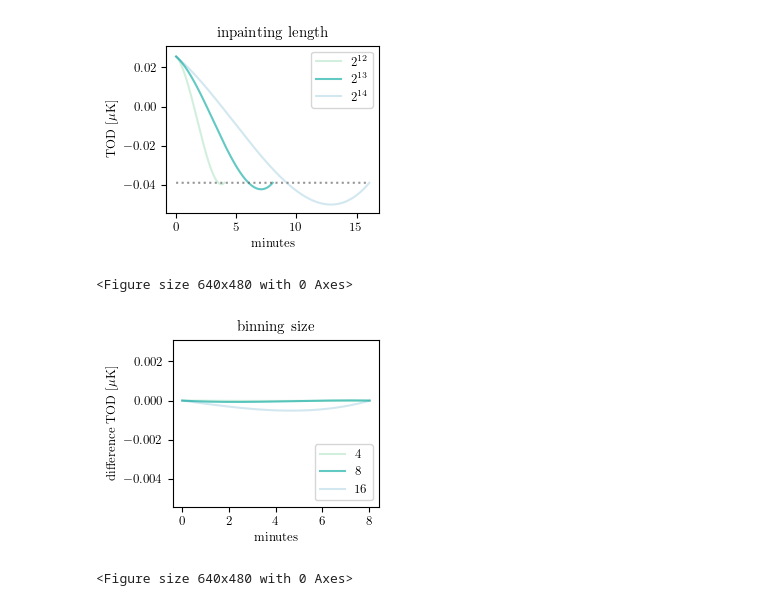
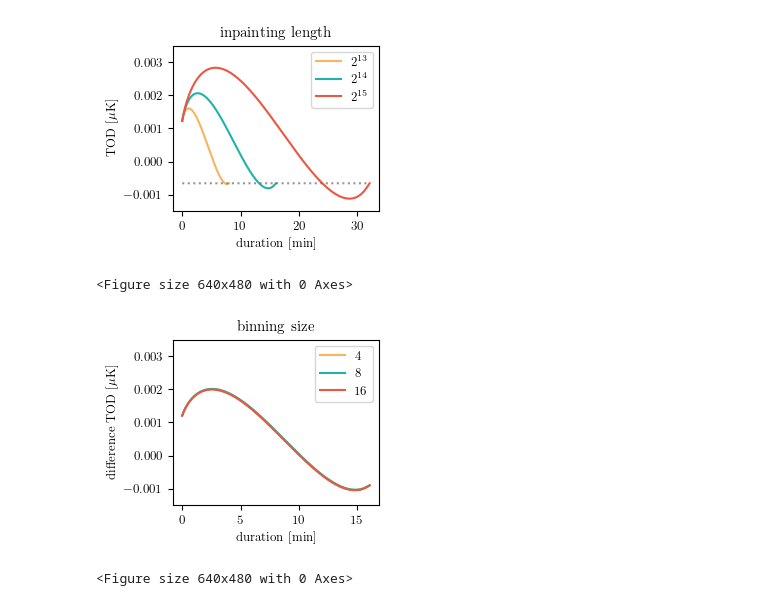
Before and after one commit to martamonelli/oof2ool_AGAIN, a Jupyter notebook: notebooks/paper_prep.ipynb, the cells around one changed output. Drawn from its saved outputs; the diff is of its cells as text; code cells hidden in the pictures.

```diff
--- a/notebooks/paper_prep.ipynb
+++ b/notebooks/paper_prep.ipynb
@@ -32,11 +33,15 @@ make_fig_05 = True # Pfs:          frequency power spectra varying fknee and alp
 # %%
 if make_fig_01 == True:
     sigma = 1
-    f_min = 0
+    f_min = 1e-8
     f_knees = [5e-3, 10e-3, 25e-3, 50e-03, 100e-3]
     alphas = [1.0,2.0]
 
+    f_chunk_hz = 1/(365.25/16*24*3600)
+    f_subchunk_hz = f_chunk_hz*16
+
     ff = np.logspace(-7, 1, 1000)
+    ff = ff[ff >= f_chunk_hz]
 
     def spectrum_white(f):
         return sigma**2*np.ones_like(f)
@@ -60,23 +65,21 @@ if make_fig_01 == True:
     y_max = np.max(spectra_alpha[1])
     y_min = np.min(spectra_alpha[1])
 
-    f_chunk_hz = 1/(365.25/16*24*3600)
-
     fig, (ax1, ax2) = plt.subplots(nrows=1, ncols=2, figsize=(6, 2.5))
 
-    ax1.axvline(x=f_chunk_hz, color='lightgray', linestyle='dashed')
+    ax1.axvline(x=f_subchunk_hz, color='lightgray', linestyle='dotted')
 
     for i in range(len(f_knees)):
-        ax1.loglog(ff[ff > 0], spectra_f_knee[i][ff > 0], color=colors_f_knee[i], label=f'{int(1000*f_knees[i])}')
+        ax1.loglog(ff, spectra_f_knee[i], color=colors_f_knee[i], label=f'{int(1000*f_knees[i])}')
 
-    ax2.axvline(x=f_chunk_hz, color='lightgray', linestyle='dashed')
+    ax2.axvline(x=f_subchunk_hz, color='lightgray', linestyle='dotted')
 
     for i in range(len(alphas)):
-        ax2.loglog(ff[ff > 0], spectra_alpha[i][ff > 0], linestyle=linestyles_alpha[i], color=colors_f_knee[0], label=f'{int(alphas[i])}')
+        ax2.loglog(ff, spectra_alpha[i], linestyle=linestyles_alpha[i], color=colors_f_knee[0], label=f'{int(alphas[i])}')
 
     ax1.set_title(r'varying $f_\mathrm{knee}$ [mHz]')
     ax1.set_xlabel(r'$f$ [Hz]')
-    ax1.set_ylabel(r'$P(f)$ [$\mu$K$^2$s]')
+    ax1.set_ylabel(r'$P(f)$ [$\mu$K$^2$]')
     ax2.set_title(r'varying $\alpha$')
     ax2.set_xlabel(r'$f$ [Hz]')
     ax2.set_yticklabels([])
@@ -85,7 +88,7 @@ if make_fig_01 == True:
     ax1.set_ylim(y_min*0.5, y_max*0.6)
     ax2.set_ylim(y_min*0.5, y_max*0.6)
     plt.tight_layout()
+    plt.savefig(f'output/Pfs.{format}')
     plt.show()
-    plt.savefig(f'output/Pfs.{format}')
     plt.clf()
 # %% [output]
@@ -229,63 +389,65 @@ plt.clf()
 # %%
 ####################################################
 # INPAINTING
 ####################################################
 
-nsamps_x = [2**12, 2**13, 2**14]
-colors = ['#20B35B','lightseagreen','#208BB3']
+nsamps_x = [2**13, 2**14, 2**15]
+colors = ['#F7B560','lightseagreen','#EB5740']
 alphas = [0.2, 0.7, 0.2]
+alphas = [1,1,1]
 
 plt.figure(figsize=(3, 2.5))
 
 for i in range(3):
     nsamp_x = nsamps_x[i]
-    x_sol = inpainting_func(TOD_oof, nsamp_x, net_detector_ukrts, fknee_hz, alpha, fmin_hz, sampling_rate_hz)
+    x_sol = inpainting_func(TOD_oof_4, nsamp_x, net_detector_ukrts, fknee_hz, alpha_pes, fmin_hz, sampling_rate_hz)
     exp = int(np.log2(nsamp_x))
     plt.plot(np.arange(nsamp_x)/sampling_rate_hz/60,x_sol, color=colors[i], alpha=alphas[i], label=rf"$2^{{{exp}}}$")
 
 plt.plot(np.arange(nsamp_x)/sampling_rate_hz/60,np.ones(nsamp_x)*x_sol[-1], color='dimgrey', alpha=0.7, linestyle=':')
 plt.title(r'inpainting length')
-plt.xlabel(r'minutes')
+plt.xlabel(r'duration [min]')
 plt.ylabel(r'TOD [$\mu$K]')
-plt.ylim(-0.054,0.031)
+plt.ylim(-0.0015,0.0035)
 plt.legend(loc='upper right')
 plt.tight_layout()
 plt.savefig("output/inp_length.pdf")
 plt.show()
 plt.clf()
 # %% [output]
-[figure, old version]
+[figure, new version]
 <Figure size 640x480 with 0 Axes>
 # %%
 ####################################################
 # BINNING
 ####################################################
 
-nsamp_x = 2**13
+nsamp_x = 2**14
 n_samp_assumed = nsamp_x + n_samples_sub
 
-x_sol_ref = inpainting_func(TOD_oof, nsamp_x, net_detector_ukrts, fknee_hz, alpha, fmin_hz, sampling_rate_hz)
+x_sol_ref = inpainting_func(TOD_oof_2, nsamp_x, net_detector_ukrts, fknee_hz, 2, fmin_hz, sampling_rate_hz)
 
 bin_sizes = [4,8,16]
-colors = ['#20B35B','lightseagreen','#208BB3']
+colors = ['#F7B560','lightseagreen','#EB5740']
 alphas = [0.2, 0.7, 0.2]
+alphas = [1,1,1]
 
 plt.figure(figsize=(3, 2.5))
 
 for i in range(3):
     bin_size = bin_sizes[i]
-    x_sol = inpainting_func(TOD_oof, nsamp_x, net_detector_ukrts, fknee_hz, alpha, fmin_hz, sampling_rate_hz, bin_size)
+    x_sol = inpainting_func(TOD_oof_4, nsamp_x, net_detector_ukrts, fknee_hz, alpha_pes, fmin_hz, sampling_rate_hz, bin_size)
     plt.plot(np.arange(nsamp_x)/sampling_rate_hz/60, x_sol-x_sol_ref, alpha=alphas[i], color=colors[i], label=f'{bin_size}')
 
 plt.title(r'binning size')
-plt.xlabel(r'minutes')
+plt.xlabel(r'duration [min]')
 plt.ylabel(r'difference TOD [$\mu$K]')
-plt.ylim(-0.0054,0.0031)
-plt.legend(loc='lower right')
+plt.ylim(-0.0015,0.0035)
+plt.legend(loc='upper right')
 plt.tight_layout()
 plt.savefig("output/bin_size.pdf")
 plt.show()
 plt.clf()
 # %% [output]
-[figure, old version]
+[figure, new version]
 <Figure size 640x480 with 0 Axes>
```
Also changed, not shown: parts of 19 cells of this notebook.
